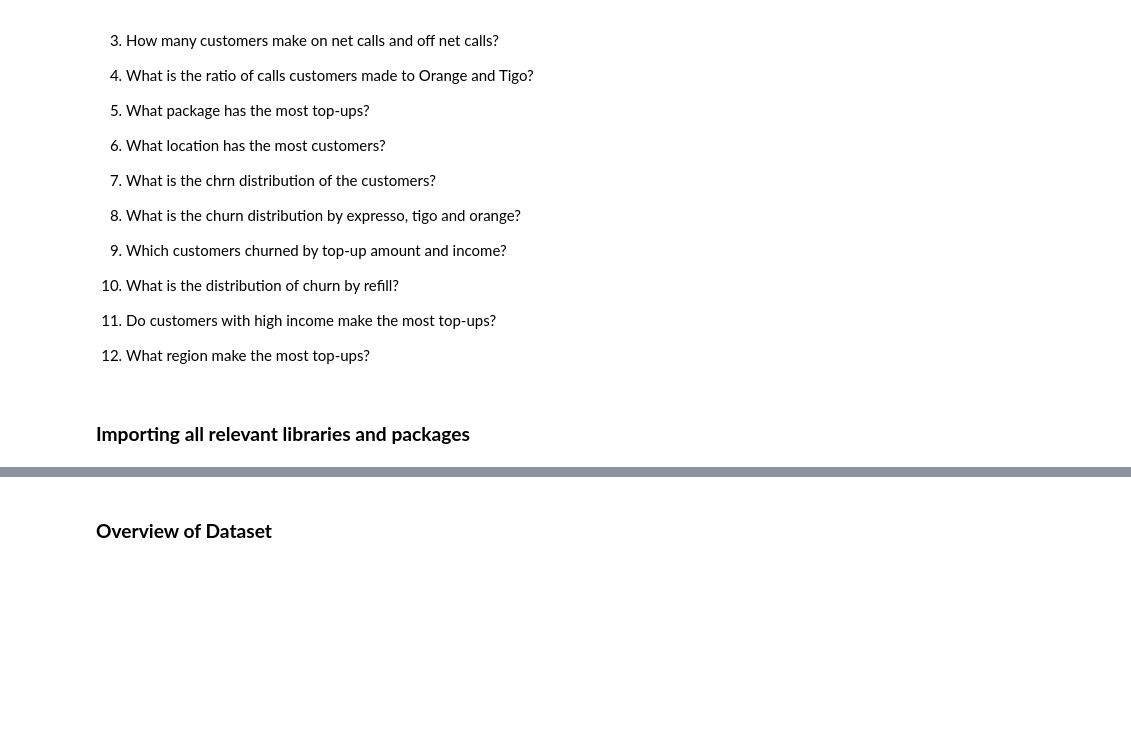
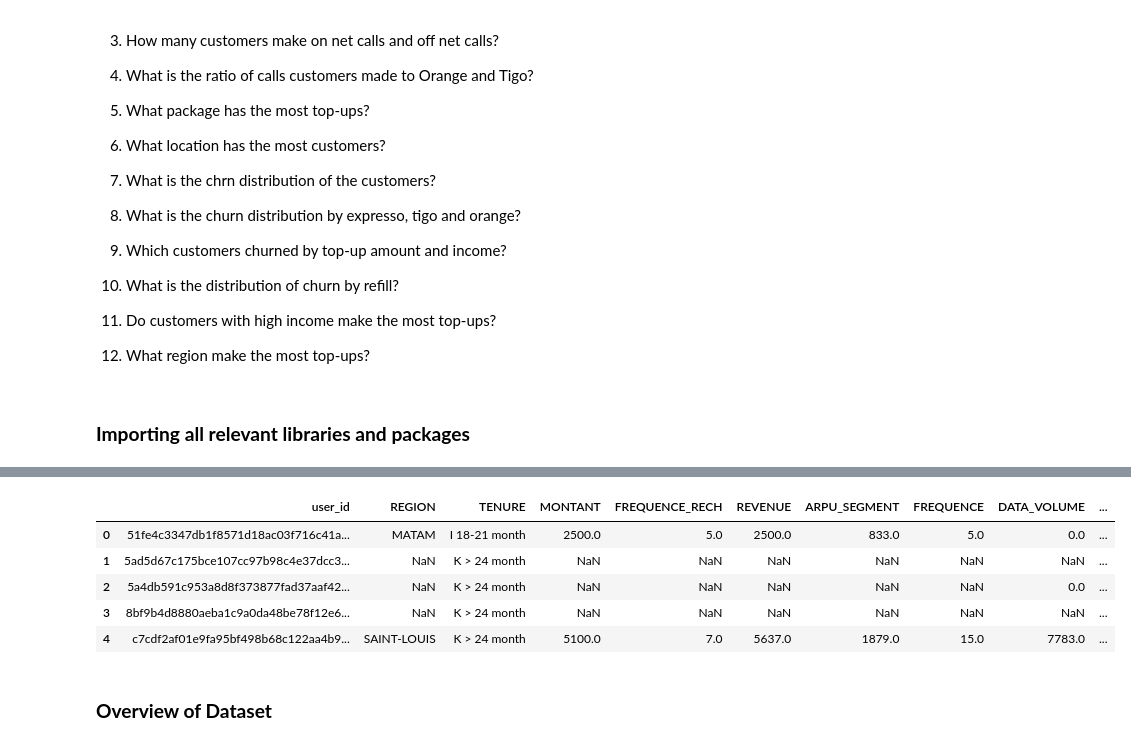
Before and after one commit to Jonasafutu/Capstone-Project, a Jupyter notebook: Team_Paris_Capstone_Customer_Churn.ipynb, the cells around one changed output, grey strips where cells are left out. Cells and saved outputs as stored; diff of their text form; code cells hidden in the pictures; blank space fills up the shorter version.

```diff
--- a/Team_Paris_Capstone_Customer_Churn.ipynb
+++ b/Team_Paris_Capstone_Customer_Churn.ipynb
@@ -149,6 +149,17 @@ train.head()
 | 2 | da90b5c1a9b204c186079f89969aa01cb... | NaN | K > 24 month | NaN | NaN | NaN | NaN | NaN | NaN | ... |
 | 3 | 364ec1b424cdc64c25441a444a1693028... | SAINT-LOUIS | K > 24 month | 7900.0 | 19.0 | 7896.0 | 2632.0 | 25.0 | 9385.0 | ... |
 | 4 | d5a5247005bc6d41d3d99f4ef312ebb5f... | DAKAR | K > 24 month | 12350.0 | 21.0 | 12351.0 | 4117.0 | 29.0 | 9360.0 | ... |
+# %%
+# Load the Test dataset
+test = pd.read_csv('/content/drive/MyDrive/Colab Notebooks/Azubi Capstone Project/Data/Test.csv')
+test.head()
+# %% [output]
+|  | user_id | REGION | TENURE | MONTANT | FREQUENCE_RECH | REVENUE | ARPU_SEGMENT | FREQUENCE | DATA_VOLUME | ... |
+| 0 | 51fe4c3347db1f8571d18ac03f716c41a... | MATAM | I 18-21 month | 2500.0 | 5.0 | 2500.0 | 833.0 | 5.0 | 0.0 | ... |
+| 1 | 5ad5d67c175bce107cc97b98c4e37dcc3... | NaN | K > 24 month | NaN | NaN | NaN | NaN | NaN | NaN | ... |
+| 2 | 5a4db591c953a8d8f373877fad37aaf42... | NaN | K > 24 month | NaN | NaN | NaN | NaN | NaN | 0.0 | ... |
+| 3 | 8bf9b4d8880aeba1c9a0da48be78f12e6... | NaN | K > 24 month | NaN | NaN | NaN | NaN | NaN | NaN | ... |
+| 4 | c7cdf2af01e9fa95bf498b68c122aa4b9... | SAINT-LOUIS | K > 24 month | 5100.0 | 7.0 | 5637.0 | 1879.0 | 15.0 | 7783.0 | ... |
 # %% [markdown]
 ### **Overview of Dataset**
 # %%
```
Also changed, not shown: parts of 25 cells of this notebook.
